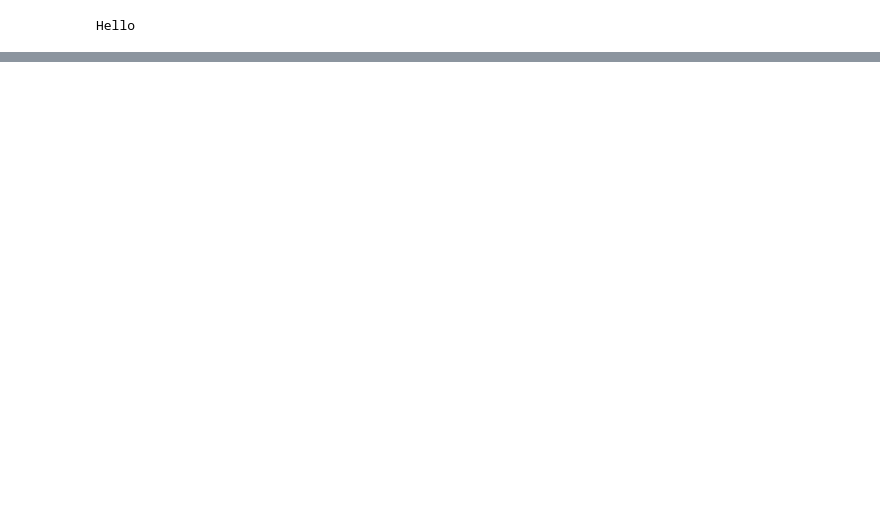
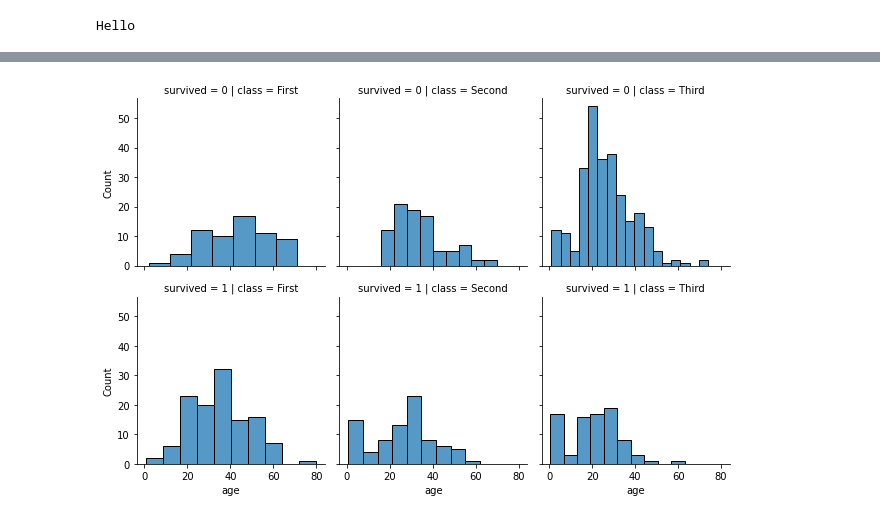
Before and after one commit to radevsto/ml_progres_bg, a Jupyter notebook: First_one.ipynb, the cells around one changed output, grey strips where cells are left out. Saved outputs shown, nothing was run; the diff lists cells and outputs as text; code cells hidden in the pictures; blank space fills up the shorter version.

```diff
--- a/First_one.ipynb
+++ b/First_one.ipynb
@@ -41,0 +84,6 @@ ax.bar_label(p2)
+# %%
+g = sns.FacetGrid(titanic_data, row='survived', col='class')
+g.map(sns.histplot, "age")
+plt.show()
+# %% [output]
+[figure, added]
```
Also changed, not shown: parts of 9 cells of this notebook.
